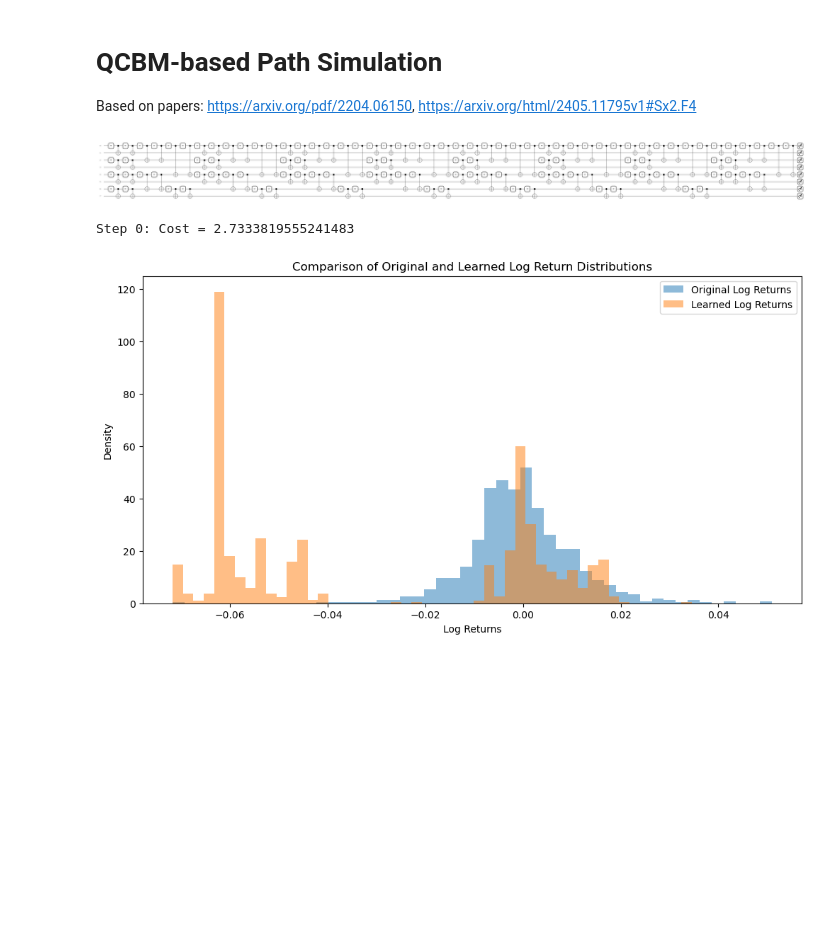
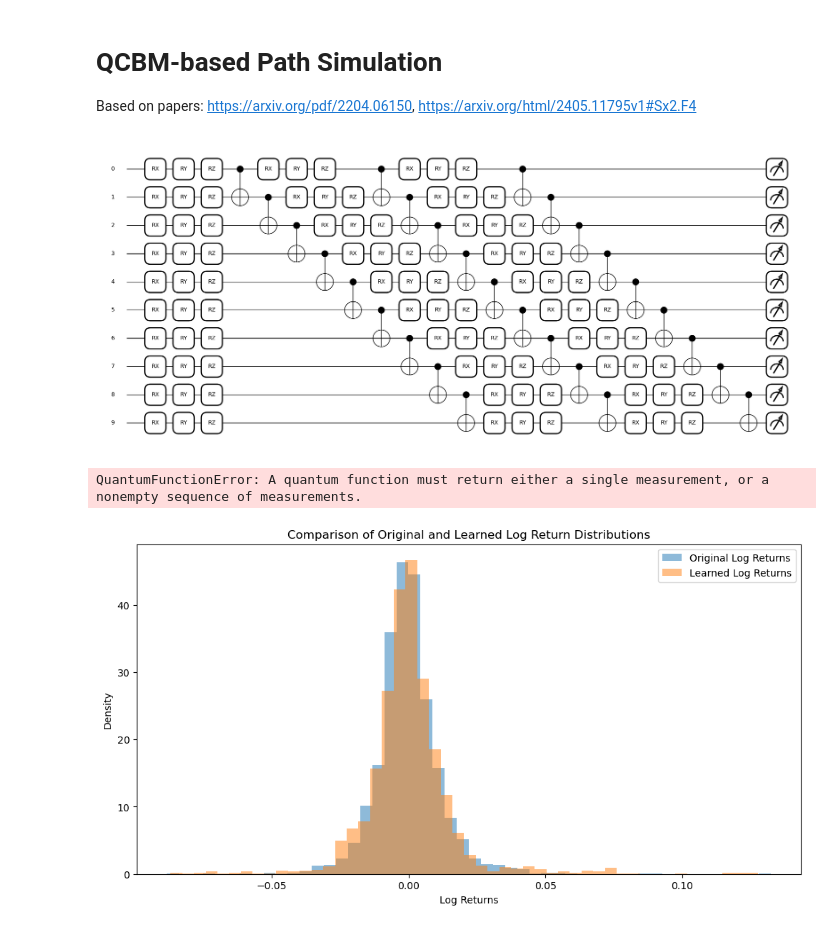
Before and after one commit to Soham-Deshpande/Quantum-Deep-Hedging, a Jupyter notebook: src/QuantumPath/qcbmbased.ipynb, the cells around one changed output. Drawn from its saved outputs; the diff is of its cells as text; code cells hidden in the pictures; blank space fills up the shorter version.

Commit message:
Quantum Analysis

```diff
--- a/src/QuantumPath/qcbmbased.ipynb
+++ b/src/QuantumPath/qcbmbased.ipynb
@@ -149,25 +148,11 @@ log_returns, training_data, bins = load_and_preprocess_data('StoxxLarger.csv')
 # %%
-opt = qml.AdamOptimizer(stepsize=0.05)
-params = pnp.array(np.random.uniform(0, np.pi, (layers, total_qubits, 3)), requires_grad=True)
+from pennylane import QNGOptimizer
+opt = qml.AdamOptimizer(stepsize=0.1)
+opt = qml.QNGOptimizer(stepsize=0.1)
+#opt = qml.AdagradOptimizer(stepsize=0.1)
+params = pnp.array(np.random.uniform(-np.pi, np.pi, (layers, total_qubits, 3)), requires_grad=True)
 
 qml.draw_mpl(quantum_model)(params)
 plt.show()
 # %% [output]
-[figure, old version]
+[figure, new version]
-# %%
-steps_training = 20
-
-for i in range(steps_training):
-    params = opt.step(cost, params)
-    if i % 10 == 0:
-        print(f"Step {i}: Cost = {cost(params)}")
-
-
-
-def generate_synthetic_log_returns(params, bins, steps=100):
-    quantum_probs = quantum_model(params)
-    #print(qml.draw(quantum_probs))
-    sampled_indices = np.random.choice(len(quantum_probs), p=quantum_probs, size=steps)
-    return bins[sampled_indices]
-# %% [output]
-Step 0: Cost = 2.7333819555241483
@@ -174,5 +171,54 @@ Step 0: Cost = 2.7333819555241483
+# %%
+steps_training = 50
+
+# for i in range(steps_training):
+#     params = opt.step(mse_cost, params)
+#     if i % 5 == 0:
+#         print(f"Step {i}: Cost = {cost(params)}")
+
+qng_cost = []
+
+def qng_session(params, stepsize=0.07, steps=300):
+  opt = qml.QNGOptimizer(stepsize=stepsize)
+  old_cost = 9999.9999
+
+  for i in range(steps):
+      params = opt.step(cost, params)
+      new_cost = cost(params)
+      qng_cost.append(new_cost)
+
+      if np.round(old_cost, 4) == np.round(new_cost, 4):
+          break
+      else:
+          old_cost = new_cost
+  print("QNG: Cost after step {:5d}: {: .4f}".format(i + 1, new_cost))
+  return params
+
+
+# print("Final parameters:", params)
+# print("Final cost:", cost(params))
+
+params_momentum_qng = qng_session(params)
+
+def save_params(params, file_path):
+    params_df = pd.DataFrame(params.numpy().reshape(-1, 3), columns=["Theta", "Phi", "Lambda"])
+    params_df.to_csv(file_path, index=False)
+
+save_params(params, 'params.csv')
+
+
+def load_params(file_path):
+    params_df = pd.read_csv(file_path)
+    return pnp.array(params_df.values).reshape(layers, total_qubits, 3)
+
+def generate_synthetic_log_returns(params, bins, steps=100):
+    quantum_probs = quantum_model(params)
+    sampled_indices = np.random.choice(len(quantum_probs), p=quantum_probs, size=steps)
+    return bins[sampled_indices]
+# %% [output]
+QuantumFunctionError: A quantum function must return either a single measurement, or a nonempty sequence of measurements.
 # %%
-synthetic_log_returns = generate_synthetic_log_returns(params, bins, len(log_returns))
+synthetic_log_returns = generate_synthetic_log_returns(load_params('params.csv'), bins, len(log_returns))
 
 plt.figure(figsize=(12, 6))
 plt.hist(log_returns, bins=50, alpha=0.5, label='Original Log Returns', density=True)
@@ -183,5 +229,5 @@ plt.title('Comparison of Original and Learned Log Return Distributions')
 plt.legend()
 plt.show()
 # %% [output]
-[figure, old version]
+[figure, new version]
 # %%
```
Also changed, not shown: parts of 17 cells of this notebook, 8 other files.
